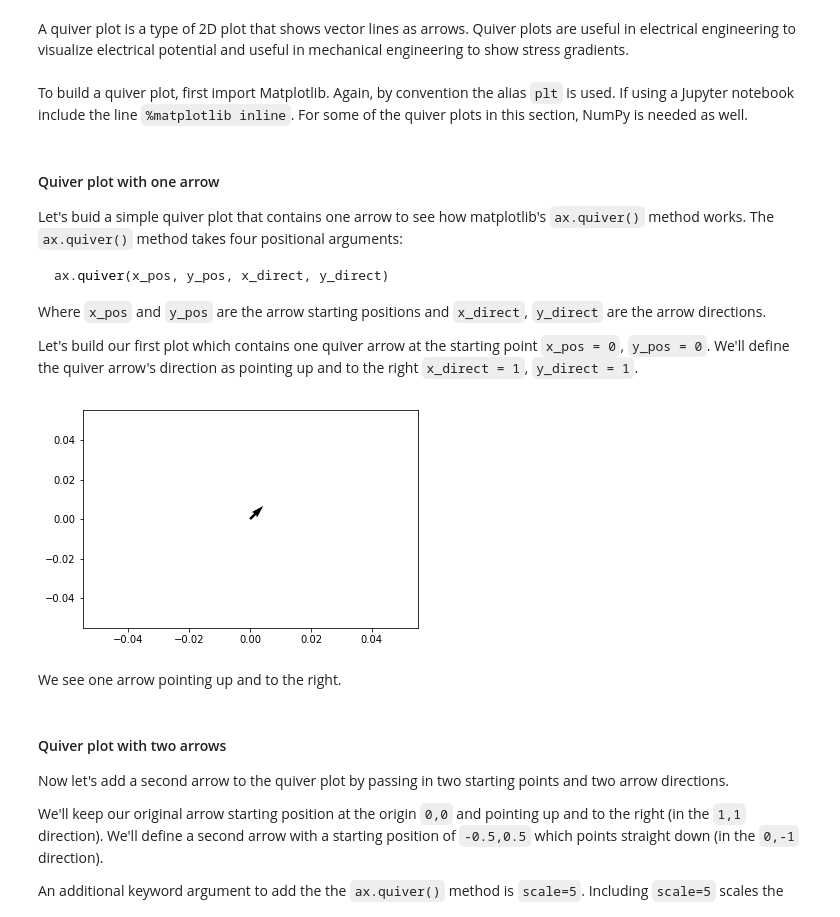
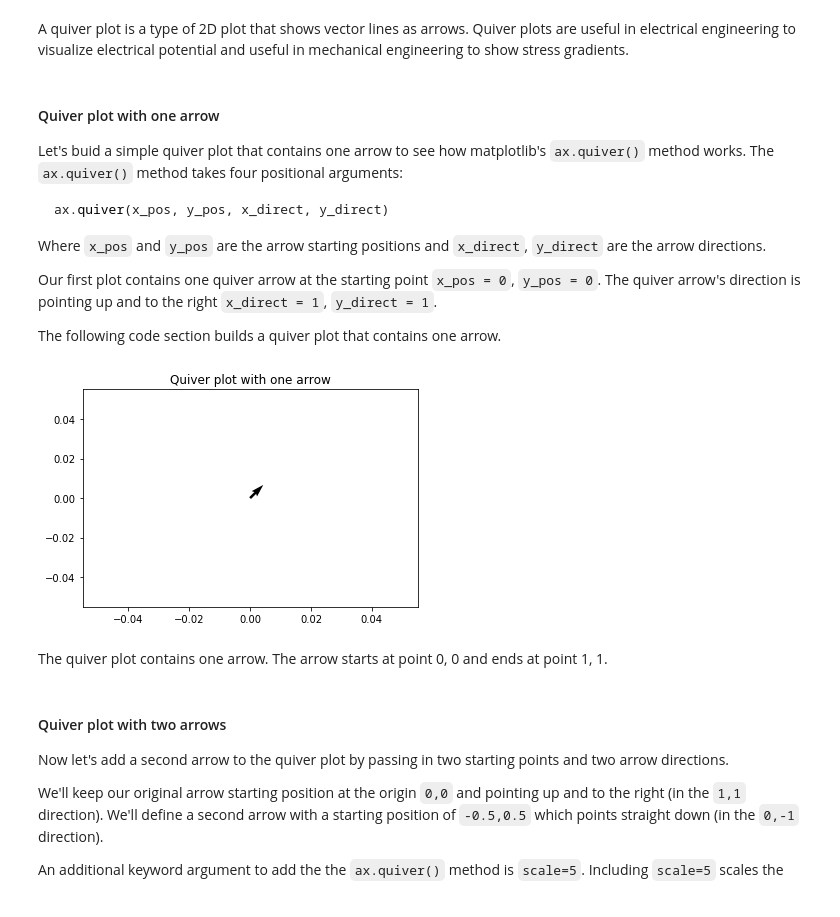
Before and after one commit to ProfessorKazarinoff/Problem-Solving-with-Python, a Jupyter notebook: notebooks/06-Plotting-with-Matplotlib/06.15-Quiver-and-Stream-Plots.ipynb, the cells around one changed output. Saved outputs shown, nothing was run; the diff lists cells and outputs as text; code cells hidden in the pictures.

Commit message:
plot chapter edits

````diff
--- a/notebooks/06-Plotting-with-Matplotlib/06.15-Quiver-and-Stream-Plots.ipynb
+++ b/notebooks/06-Plotting-with-Matplotlib/06.15-Quiver-and-Stream-Plots.ipynb
@@ -6,5 +6,3 @@ In this section, you will learn how to build quiver and stream plots using Matpl
 ### Quiver Plots
 # %% [markdown]
 A quiver plot is a type of 2D plot that shows vector lines as arrows. Quiver plots are useful in electrical engineering to visualize electrical potential and useful in mechanical engineering to show stress gradients.
-# %% [markdown]
-To build a quiver plot, first import Matplotlib. Again, by convention the alias ```plt``` is used.  If using a Jupyter notebook include the line ```%matplotlib inline```. For some of the quiver plots in this section, NumPy is needed as well.
@@ -23,22 +16,30 @@ ax.quiver(x_pos, y_pos, x_direct, y_direct)
 ```
 Where ```x_pos``` and ```y_pos``` are the arrow starting positions and ```x_direct```, ```y_direct``` are the arrow directions.
 
-Let's build our first plot which contains one quiver arrow at the starting point ```x_pos = 0```, ```y_pos = 0```. We'll define the quiver arrow's direction as pointing up and to the right ```x_direct = 1```, ```y_direct = 1```.
+Our first plot contains one quiver arrow at the starting point ```x_pos = 0```, ```y_pos = 0```. The quiver arrow's direction is pointing up and to the right ```x_direct = 1```, ```y_direct = 1```.
+
+The following code section builds a quiver plot that contains one arrow.
 # %%
+import numpy as np
+import matplotlib.pyplot as plt
+# if using a Jupyter notebook, include:
+%matplotlib inline
+
 fig, ax = plt.subplots()
 
 x_pos = 0
 y_pos = 0
 x_direct = 1
 y_direct = 1
 
-ax.quiver(x_pos,y_pos,x_direct,y_direct)
+ax.quiver(x_pos, y_pos, x_direct, y_direct)
+ax.set_title('Quiver plot with one arrow')
 
 plt.show()
 # %% [output]
-[figure, old version]
+[figure, new version]
-# %% [markdown]
-We see one arrow pointing up and to the right.
+# %% [markdown]
+The quiver plot contains one arrow. The arrow starts at point 0, 0 and ends at point 1, 1.
 # %% [markdown]
 #### Quiver plot with two arrows
 
````
Also changed, not shown: parts of 1 cell of this notebook, 1 other file.
